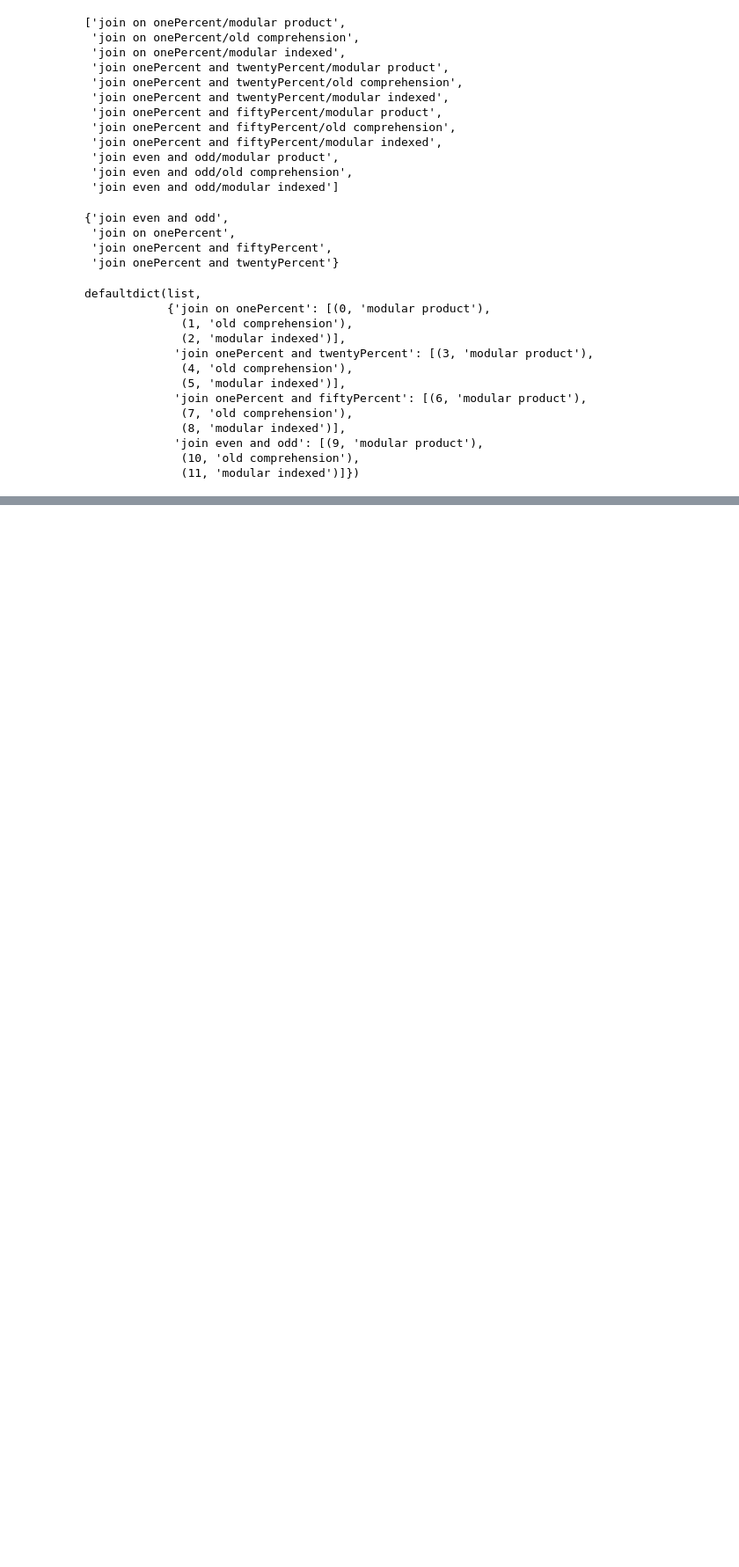
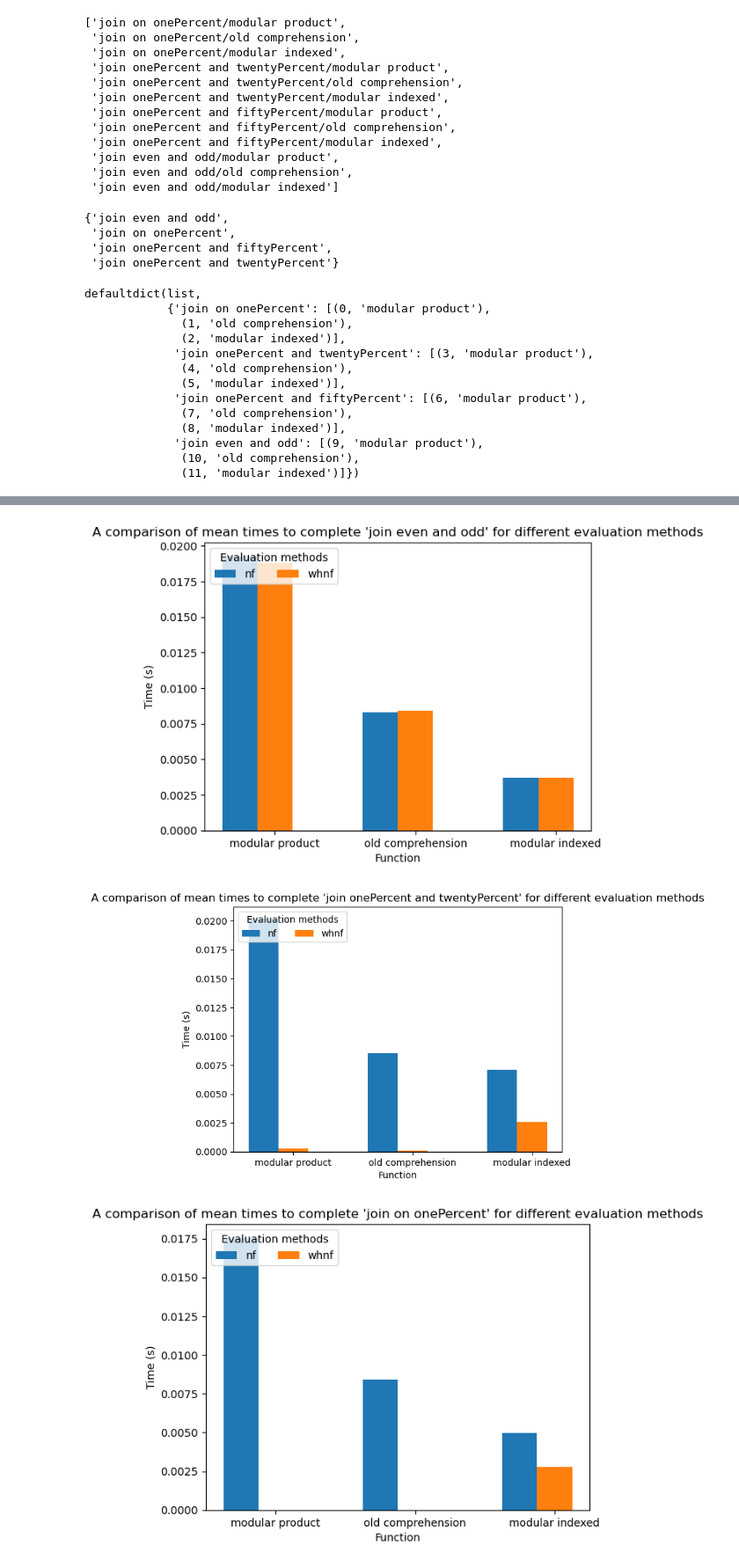
Before and after one commit to MatBon01/joinbench, a Jupyter notebook: analysis/joinbench.ipynb, the cells around one changed output, grey strips where cells are left out. Shown at 88% size. Drawn from its saved outputs; the diff is of its cells as text; code cells hidden in the pictures; blank space fills up the shorter version.

```diff
--- a/analysis/joinbench.ipynb
+++ b/analysis/joinbench.ipynb
@@ -72,0 +85,11 @@ plt.show()
+# %%
+emp = EvaluationMethodPlotter(nf, whnf)
+
+for group in nf.get_benchmark_group_names():
+    fig, ax = plt.subplots()
+    emp.plot_benchmark_group_means_comparison(ax, group)
+    plt.show()
+# %% [output]
+[figure, added]
+[figure, added]
+[figure, added]
```
Also changed, not shown: parts of 12 cells of this notebook, 4 other files.
